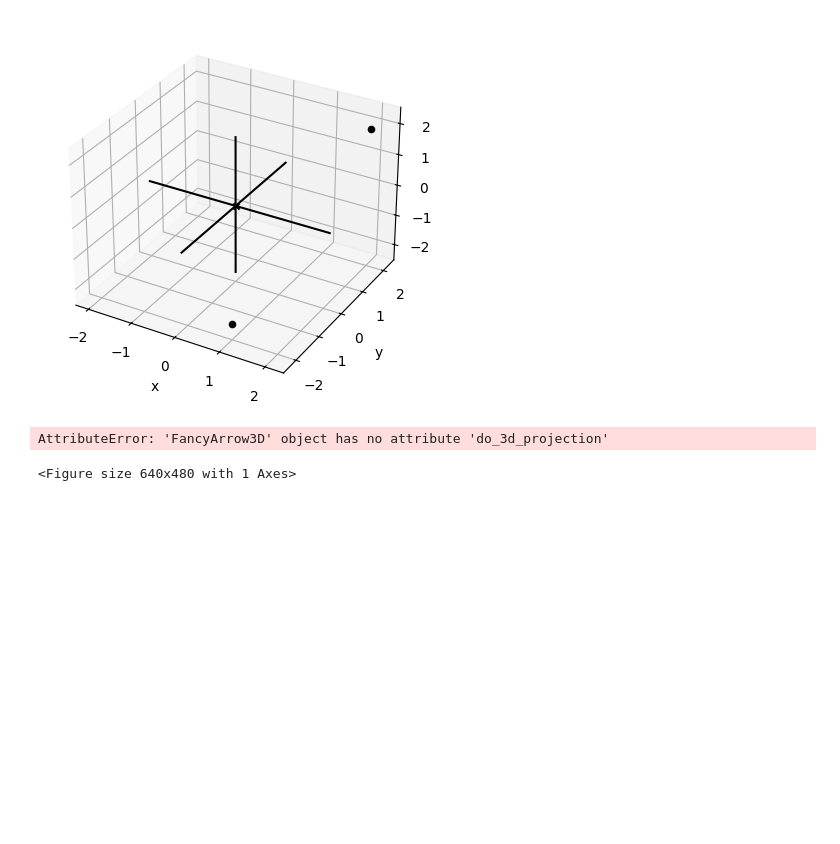
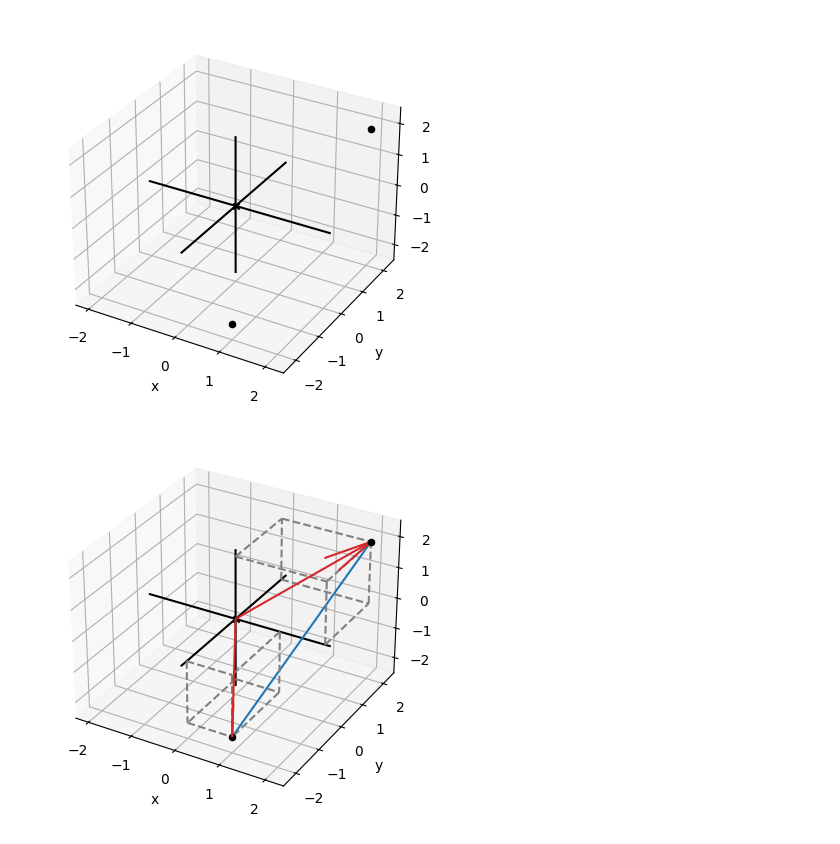
Before and after one commit to ximinggao/math-for-programmers, a Jupyter notebook: ch03/walkthrough.ipynb, the cells around one changed output. Drawn from its saved outputs; the diff is of its cells as text; code cells hidden in the pictures; blank space fills up the shorter version.

```diff
--- a/ch03/walkthrough.ipynb
+++ b/ch03/walkthrough.ipynb
@@ -12,10 +12,11 @@ draw3d(Points3D((2, 2, 2), (1, -2, -2)))
 # %%
 draw3d(
     Points3D((2, 2, 2), (1, -2, -2)),
     Arrow3D((2, 2, 2)),
     Arrow3D((1, -2, -2)),
     Segment3D((2, 2, 2), (1, -2, -2)),
+    Box3D(2,2,2),
+    Box3D(1,-2,-2)
 )
 # %% [output]
-AttributeError: 'FancyArrow3D' object has no attribute 'do_3d_projection'
-<Figure size 640x480 with 1 Axes>
+[figure, added]
```
Also changed, not shown: 1 other file.
